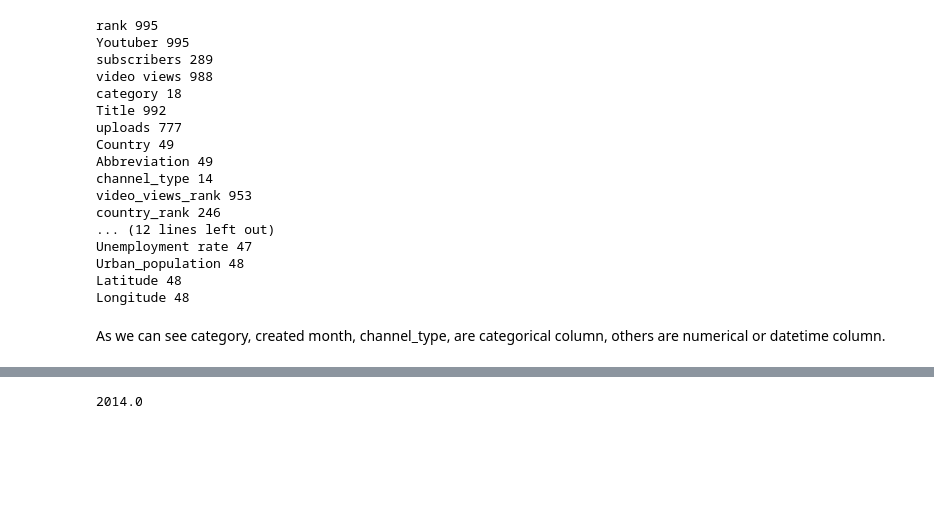
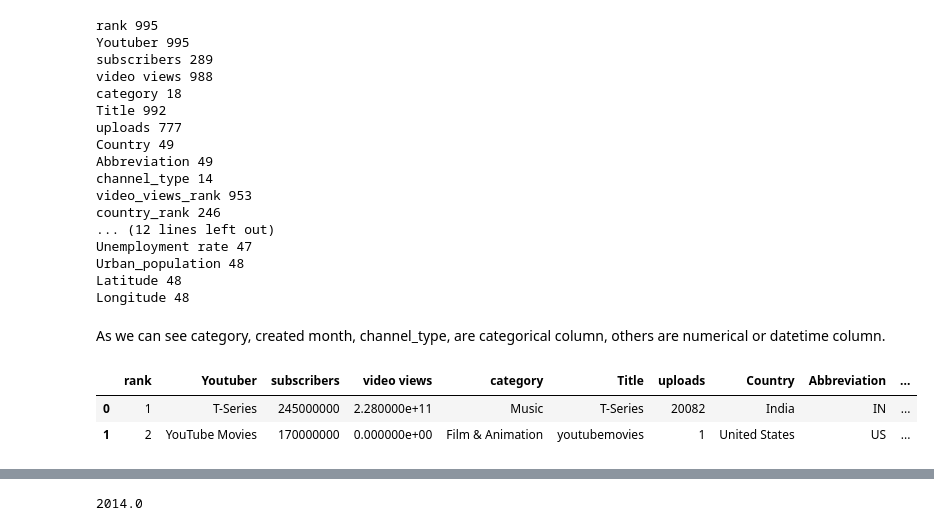
Before and after one commit to parshvak26/Data-Preprocessing, a Jupyter notebook: Data_preprocessing.ipynb, the cells around one changed output, grey strips where cells are left out. Saved outputs shown, nothing was run; the diff lists cells and outputs as text; code cells hidden in the pictures; blank space fills up the shorter version.

```diff
--- a/Data_preprocessing.ipynb
+++ b/Data_preprocessing.ipynb
@@ -84,6 +84,12 @@ Latitude 48
 Longitude 48
 # %% [markdown]
 As we can see category, created month, channel_type, are categorical column, others are numerical or datetime column.
+# %%
+df.head(2)
+# %% [output]
+|  | rank | Youtuber | subscribers | video views | category | Title | uploads | Country | Abbreviation | ... |
+| 0 | 1 | T-Series | 245000000 | 2.280000e+11 | Music | T-Series | 20082 | India | IN | ... |
+| 1 | 2 | YouTube Movies | 170000000 | 0.000000e+00 | Film & Animation | youtubemovies | 1 | United States | US | ... |
 # %%
 categorical = ['created_year','created_month','created_date', 'channel_type', 'category', 'Country','Abbreviation']
 # %%
```
Also changed, not shown: parts of 18 cells of this notebook.
